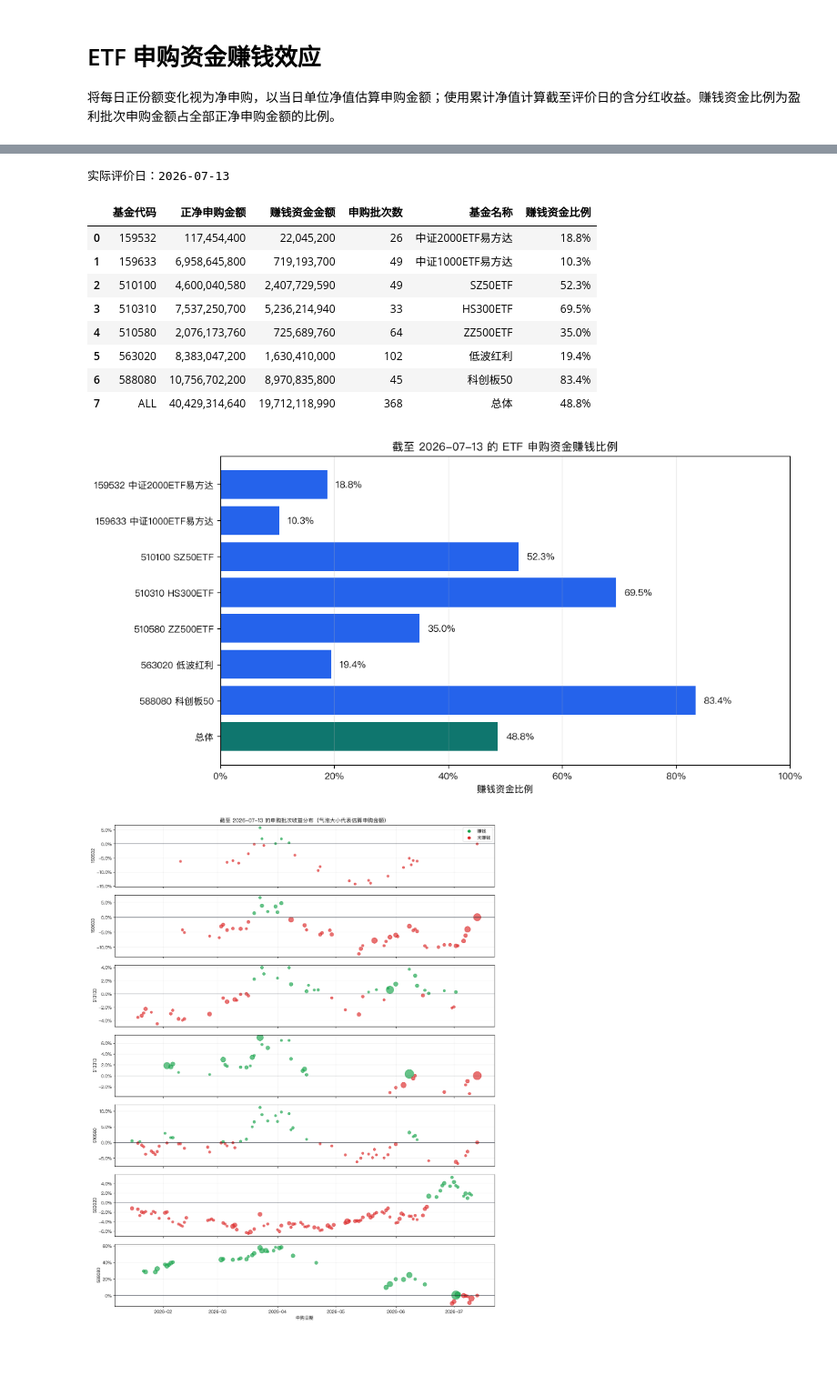
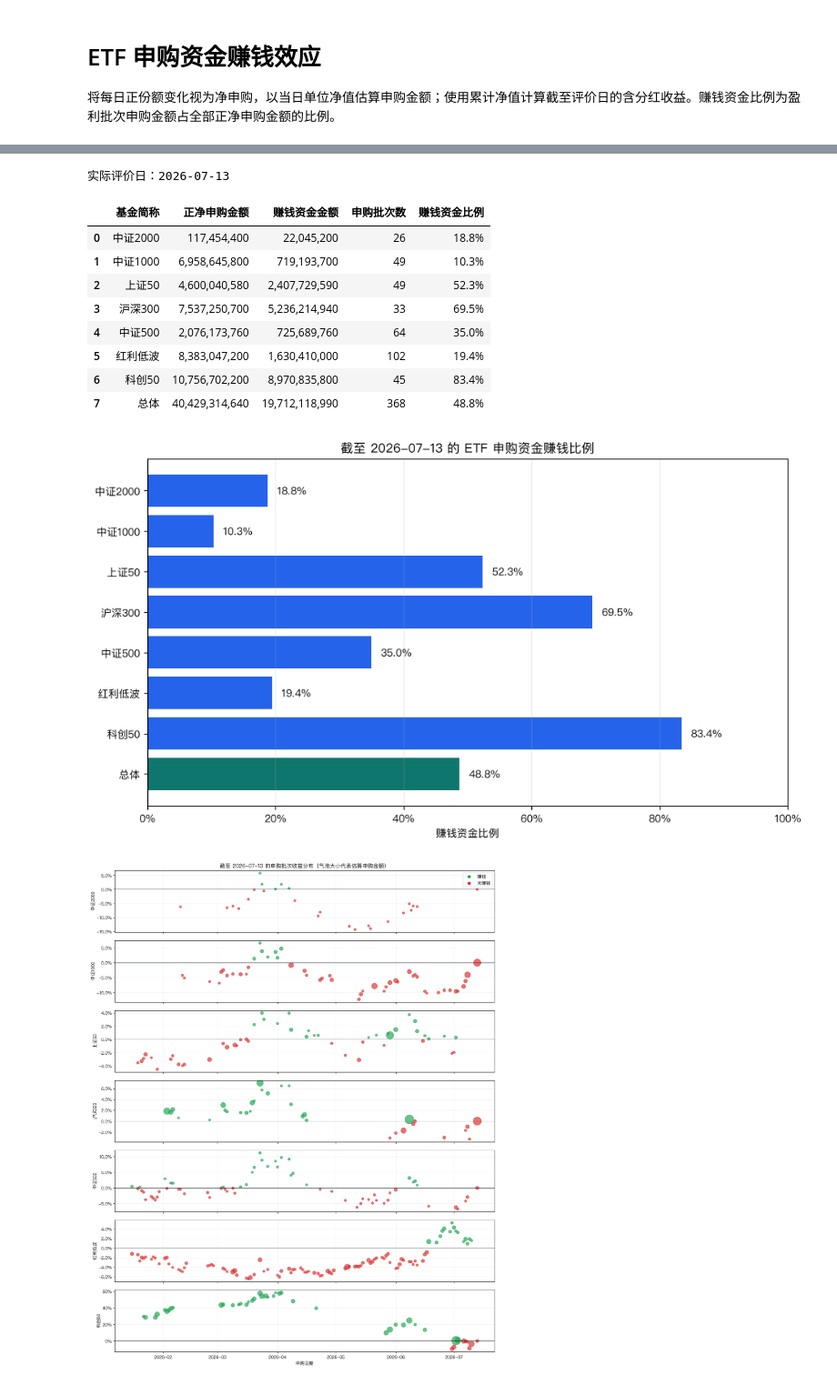
Before and after one commit to zyye00/mme, a Jupyter notebook: analyze_etf.ipynb, the cells around one changed output, grey strips where cells are left out. Shown at 91% size. Drawn from its saved outputs; the diff is of its cells as text; code cells hidden in the pictures; blank space fills up the shorter version.

```diff
--- a/analyze_etf.ipynb
+++ b/analyze_etf.ipynb
@@ -30,10 +29,10 @@ Matplotlib is building the font cache; this may take a moment.
 # %%
-份额文件 = Path('data/etf_shares.parquet')
-净值文件 = Path('ETF.xlsx')
-评价日 = None  # 例如：'2026-06-30'
+shares_path = Path('data/etf_shares.parquet')
+nav_path = Path('ETF.xlsx')
+requested_as_of_date = None  # Example: '2026-06-30'
 
-if not 份额文件.exists():
+if not shares_path.exists():
     raise FileNotFoundError('未找到 data/etf_shares.parquet，请先运行 download_etf.py。')
-if not 净值文件.exists():
+if not nav_path.exists():
     raise FileNotFoundError('未找到 ETF.xlsx。')
 # %%
@@ -114,36 +118,38 @@ if 批次明细[['unit_nav', '申购日累计净值', '评价日累计净值']].
 # %%
-print(f'实际评价日：{实际评价日}')
-展示汇总 = 汇总.rename(columns={
-    'fund_code': '基金代码', 'fund_name': '基金名称',
+print(f'实际评价日：{as_of_date}')
+display_summary = summary.loc[:, ['display_name', 'subscription_amount', 'profitable_amount', 'subscription_batches', 'profitable_capital_ratio']].rename(columns={
+    'display_name': '基金简称',
+    'subscription_amount': '正净申购金额', 'profitable_amount': '赚钱资金金额',
+    'subscription_batches': '申购批次数', 'profitable_capital_ratio': '赚钱资金比例',
 })
-display(展示汇总.style.format({
+display(display_summary.style.format({
     '正净申购金额': '{:,.0f}', '赚钱资金金额': '{:,.0f}', '赚钱资金比例': '{:.1%}',
 }))
 
-标签 = ['总体' if 代码 == 'ALL' else f'{代码} {名称}' for 代码, 名称 in zip(汇总['fund_code'], 汇总['fund_name'])]
-比例 = 汇总['赚钱资金比例'].fillna(0)
-颜色 = ['#0F766E' if 代码 == 'ALL' else '#2563EB' for 代码 in 汇总['fund_code']]
-图, 坐标轴 = plt.subplots(figsize=(11, 6))
-柱形 = 坐标轴.barh(标签, 比例, color=颜色)
-坐标轴.set_xlim(0, 1)
-坐标轴.xaxis.set_major_formatter(PercentFormatter(1))
-坐标轴.set_xlabel('赚钱资金比例')
-坐标轴.set_title(f'截至 {实际评价日} 的 ETF 申购资金赚钱比例')
-坐标轴.grid(axis='x', alpha=0.25)
-坐标轴.invert_yaxis()
-for 柱, 数值 in zip(柱形, 比例):
-    坐标轴.text(min(数值 + 0.015, 0.94), 柱.get_y() + 柱.get_height() / 2, f'{数值:.1%}', va='center')
+labels = summary['display_name']
+ratios = summary['profitable_capital_ratio'].fillna(0)
+colors = ['#0F766E' if code == 'ALL' else '#2563EB' for code in summary['fund_code']]
+figure, axis = plt.subplots(figsize=(11, 6))
+bars = axis.barh(labels, ratios, color=colors)
+axis.set_xlim(0, 1)
+axis.xaxis.set_major_formatter(PercentFormatter(1))
+axis.set_xlabel('赚钱资金比例')
+axis.set_title(f'截至 {as_of_date} 的 ETF 申购资金赚钱比例')
+axis.grid(axis='x', alpha=0.25)
+axis.invert_yaxis()
+for bar, ratio in zip(bars, ratios):
+    axis.text(min(ratio + 0.015, 0.94), bar.get_y() + bar.get_height() / 2, f'{ratio:.1%}', va='center')
 plt.show()
 # %% [output]
 实际评价日：2026-07-13
-|  | 基金代码 | 正净申购金额 | 赚钱资金金额 | 申购批次数 | 基金名称 | 赚钱资金比例 |
-| 0 | 159532 | 117,454,400 | 22,045,200 | 26 | 中证2000ETF易方达 | 18.8% |
-| 1 | 159633 | 6,958,645,800 | 719,193,700 | 49 | 中证1000ETF易方达 | 10.3% |
-| 2 | 510100 | 4,600,040,580 | 2,407,729,590 | 49 | SZ50ETF | 52.3% |
-| 3 | 510310 | 7,537,250,700 | 5,236,214,940 | 33 | HS300ETF | 69.5% |
-| 4 | 510580 | 2,076,173,760 | 725,689,760 | 64 | ZZ500ETF | 35.0% |
-| 5 | 563020 | 8,383,047,200 | 1,630,410,000 | 102 | 低波红利 | 19.4% |
-| 6 | 588080 | 10,756,702,200 | 8,970,835,800 | 45 | 科创板50 | 83.4% |
-| 7 | ALL | 40,429,314,640 | 19,712,118,990 | 368 | 总体 | 48.8% |
+|  | 基金简称 | 正净申购金额 | 赚钱资金金额 | 申购批次数 | 赚钱资金比例 |
+| 0 | 中证2000 | 117,454,400 | 22,045,200 | 26 | 18.8% |
+| 1 | 中证1000 | 6,958,645,800 | 719,193,700 | 49 | 10.3% |
+| 2 | 上证50 | 4,600,040,580 | 2,407,729,590 | 49 | 52.3% |
+| 3 | 沪深300 | 7,537,250,700 | 5,236,214,940 | 33 | 69.5% |
+| 4 | 中证500 | 2,076,173,760 | 725,689,760 | 64 | 35.0% |
+| 5 | 红利低波 | 8,383,047,200 | 1,630,410,000 | 102 | 19.4% |
+| 6 | 科创50 | 10,756,702,200 | 8,970,835,800 | 45 | 83.4% |
+| 7 | 总体 | 40,429,314,640 | 19,712,118,990 | 368 | 48.8% |
-[figure, old version]
+[figure, new version]
 # %%
```
Also changed, not shown: parts of 3 cells of this notebook.
